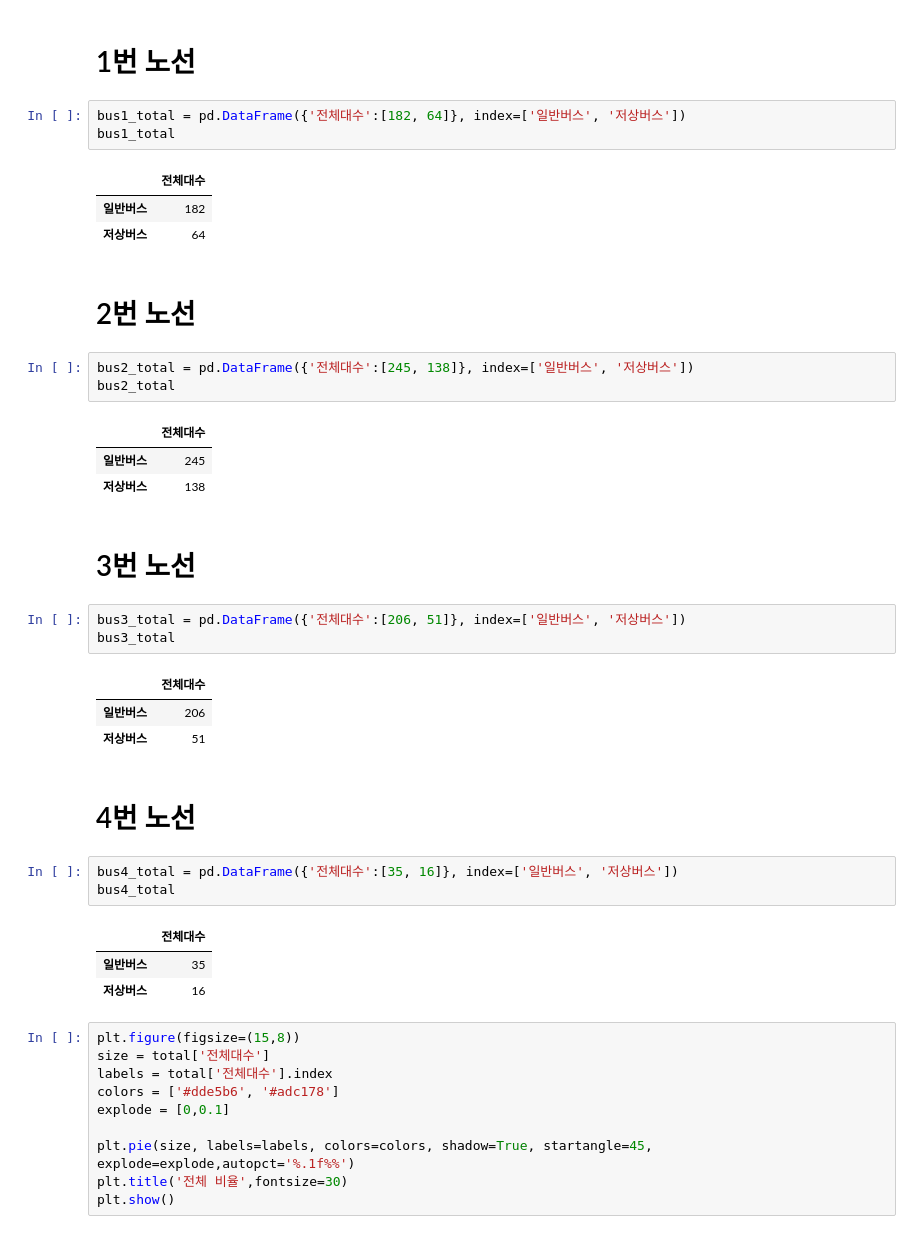
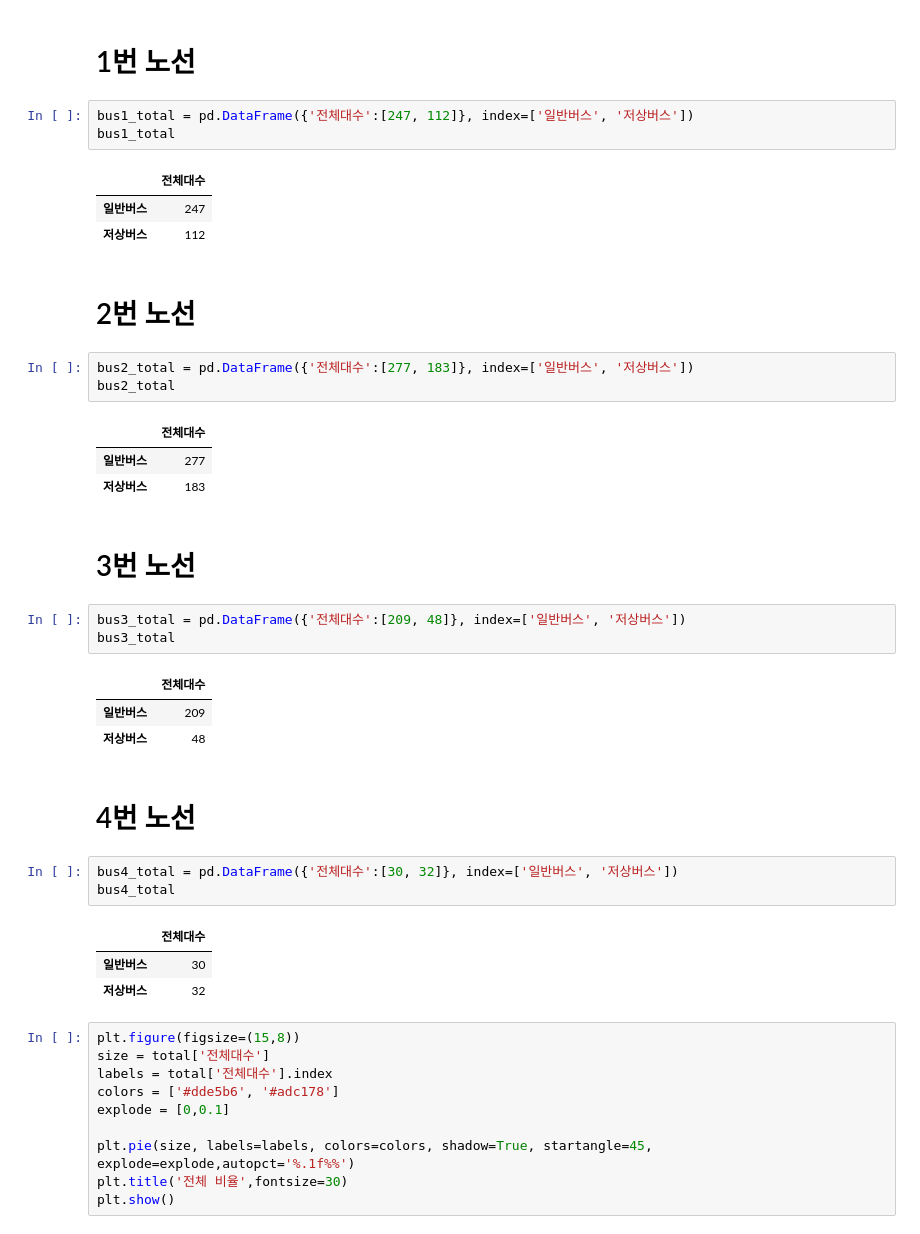
Before and after one commit to WithU-Bus/WithU-Bus, a Jupyter notebook: 비율시각화.ipynb, the cells around one changed output. Cells and saved outputs as stored; diff of their text form.

```diff
--- a/비율시각화.ipynb
+++ b/비율시각화.ipynb
@@ -19,39 +19,39 @@ total
 # %% [markdown]
 # 1번 노선
 # %%
-bus1_total = pd.DataFrame({'전체대수':[182, 64]}, index=['일반버스', '저상버스'])
+bus1_total = pd.DataFrame({'전체대수':[247, 112]}, index=['일반버스', '저상버스'])
 bus1_total
 # %% [output]
 |  | 전체대수 |
-| 일반버스 | 182 |
-| 저상버스 | 64 |
+| 일반버스 | 247 |
+| 저상버스 | 112 |
 # %% [markdown]
 # 2번 노선
 # %%
-bus2_total = pd.DataFrame({'전체대수':[245, 138]}, index=['일반버스', '저상버스'])
+bus2_total = pd.DataFrame({'전체대수':[277, 183]}, index=['일반버스', '저상버스'])
 bus2_total
 # %% [output]
 |  | 전체대수 |
-| 일반버스 | 245 |
-| 저상버스 | 138 |
+| 일반버스 | 277 |
+| 저상버스 | 183 |
 # %% [markdown]
 # 3번 노선
 # %%
-bus3_total = pd.DataFrame({'전체대수':[206, 51]}, index=['일반버스', '저상버스'])
+bus3_total = pd.DataFrame({'전체대수':[209, 48]}, index=['일반버스', '저상버스'])
 bus3_total
 # %% [output]
 |  | 전체대수 |
-| 일반버스 | 206 |
-| 저상버스 | 51 |
+| 일반버스 | 209 |
+| 저상버스 | 48 |
 # %% [markdown]
 # 4번 노선
 # %%
-bus4_total = pd.DataFrame({'전체대수':[35, 16]}, index=['일반버스', '저상버스'])
+bus4_total = pd.DataFrame({'전체대수':[30, 32]}, index=['일반버스', '저상버스'])
 bus4_total
 # %% [output]
 |  | 전체대수 |
-| 일반버스 | 35 |
-| 저상버스 | 16 |
+| 일반버스 | 30 |
+| 저상버스 | 32 |
 # %%
 plt.figure(figsize=(15,8))
 size = total['전체대수']
```
Also changed, not shown: parts of 5 cells of this notebook, 4 other files.
